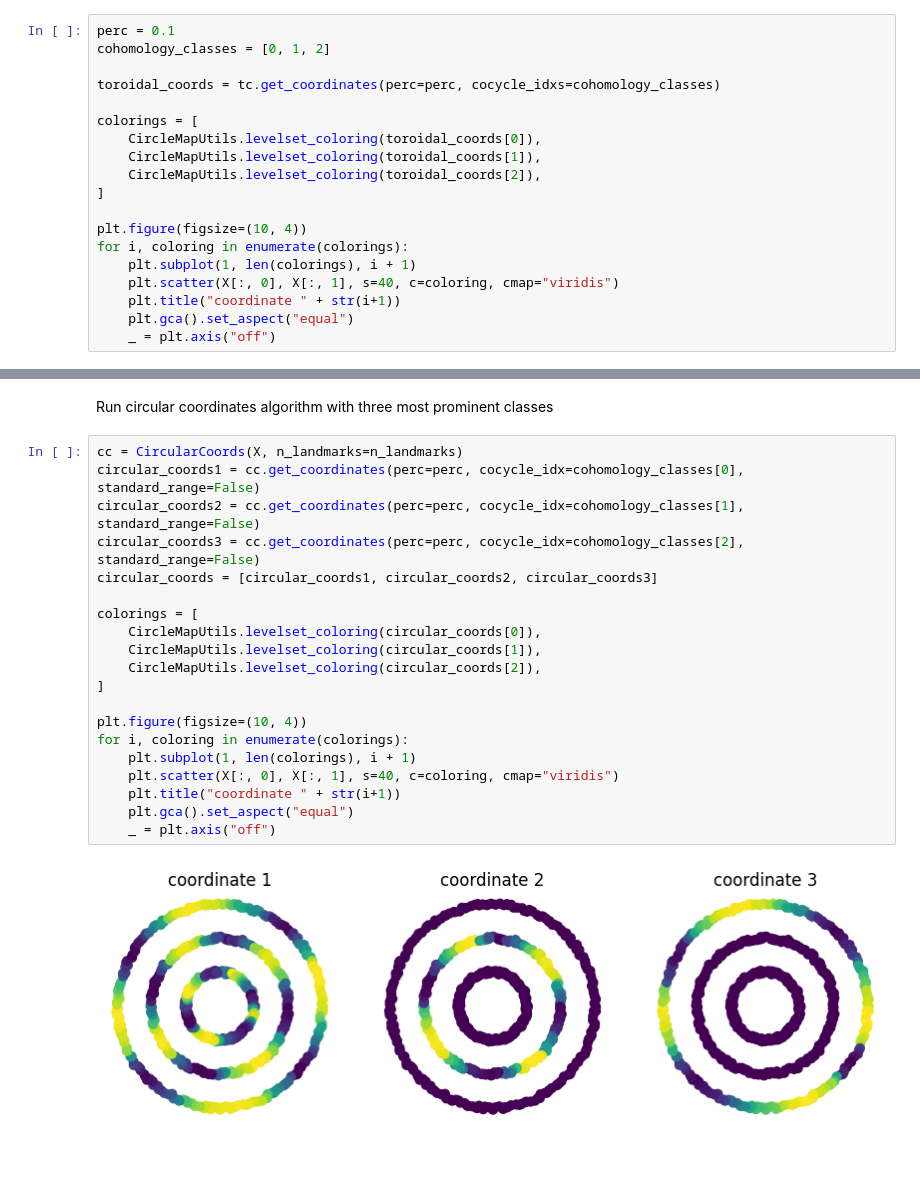
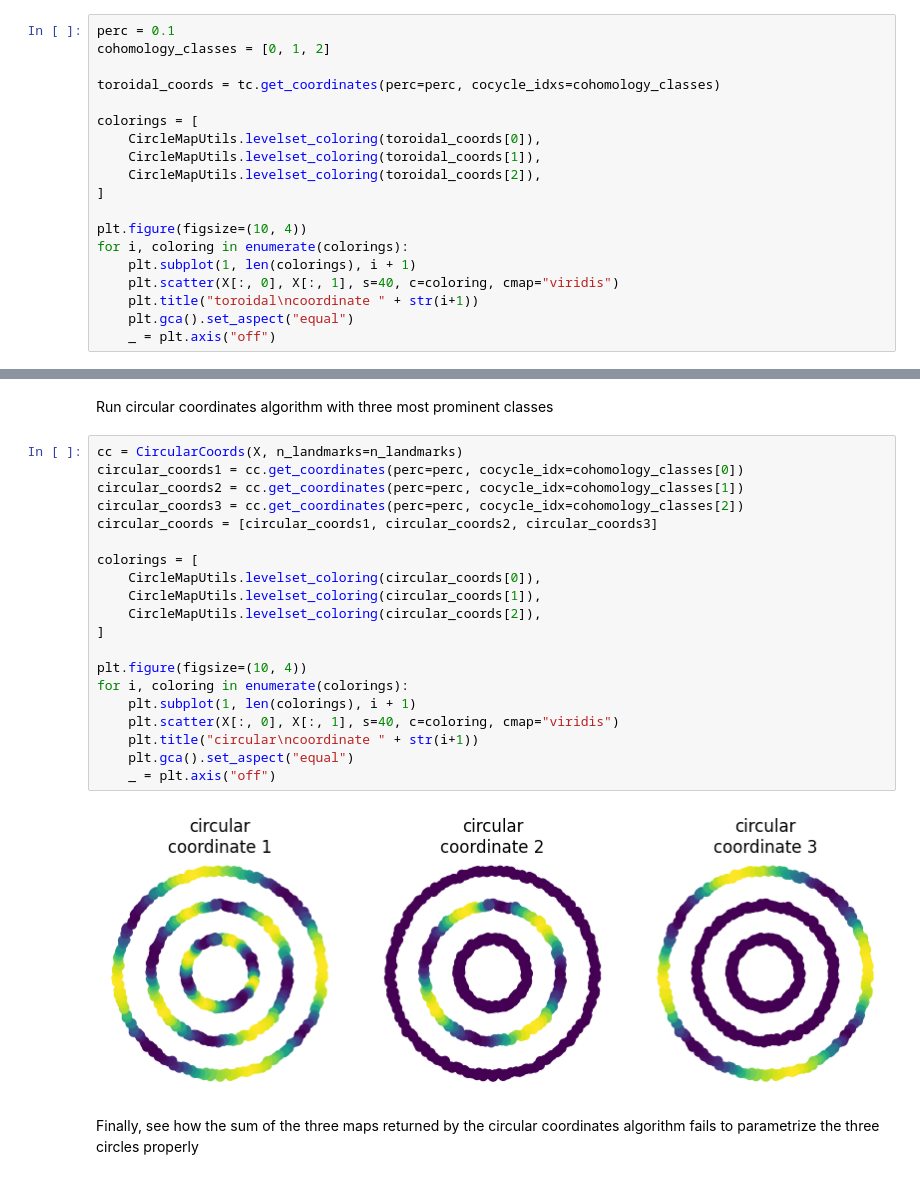
Before and after one commit to scikit-tda/DREiMac, a Jupyter notebook: notebooks/bullseye.ipynb, the cells around one changed output, grey strips where cells are left out. Drawn from its saved outputs; the diff is of its cells as text.

```diff
--- a/notebooks/bullseye.ipynb
+++ b/notebooks/bullseye.ipynb
@@ -42,7 +42,7 @@ plt.figure(figsize=(10, 4))
 for i, coloring in enumerate(colorings):
     plt.subplot(1, len(colorings), i + 1)
     plt.scatter(X[:, 0], X[:, 1], s=40, c=coloring, cmap="viridis")
-    plt.title("coordinate " + str(i+1))
+    plt.title("toroidal\ncoordinate " + str(i+1))
     plt.gca().set_aspect("equal")
     _ = plt.axis("off")
 # %% [output]
@@ -71,26 +72,28 @@ plt.gca().set_aspect("equal") ; _ = plt.axis("off")
 Run circular coordinates algorithm with three most prominent classes
 # %%
 cc = CircularCoords(X, n_landmarks=n_landmarks)
-circular_coords1 = cc.get_coordinates(perc=perc, cocycle_idx=cohomology_classes[0], standard_range=False)
-circular_coords2 = cc.get_coordinates(perc=perc, cocycle_idx=cohomology_classes[1], standard_range=False)
-circular_coords3 = cc.get_coordinates(perc=perc, cocycle_idx=cohomology_classes[2], standard_range=False)
+circular_coords1 = cc.get_coordinates(perc=perc, cocycle_idx=cohomology_classes[0])
+circular_coords2 = cc.get_coordinates(perc=perc, cocycle_idx=cohomology_classes[1])
+circular_coords3 = cc.get_coordinates(perc=perc, cocycle_idx=cohomology_classes[2])
 circular_coords = [circular_coords1, circular_coords2, circular_coords3]
 
 colorings = [
     CircleMapUtils.levelset_coloring(circular_coords[0]),
     CircleMapUtils.levelset_coloring(circular_coords[1]),
     CircleMapUtils.levelset_coloring(circular_coords[2]),
 ]
 
 plt.figure(figsize=(10, 4))
 for i, coloring in enumerate(colorings):
     plt.subplot(1, len(colorings), i + 1)
     plt.scatter(X[:, 0], X[:, 1], s=40, c=coloring, cmap="viridis")
-    plt.title("coordinate " + str(i+1))
+    plt.title("circular\ncoordinate " + str(i+1))
     plt.gca().set_aspect("equal")
     _ = plt.axis("off")
 # %% [output]
-[figure, old version]
+[figure, new version]
+# %% [markdown]
+Finally, see how the sum of the three maps returned by the circular coordinates algorithm fails to parametrize the three circles properly
 # %%
 c_sum = CircleMapUtils.linear_combination(circular_coords, [1, 1, 1])
 c_col_sum = CircleMapUtils.levelset_coloring(c_sum)
```
Also changed, not shown: parts of 5 cells of this notebook, 11 other files.
